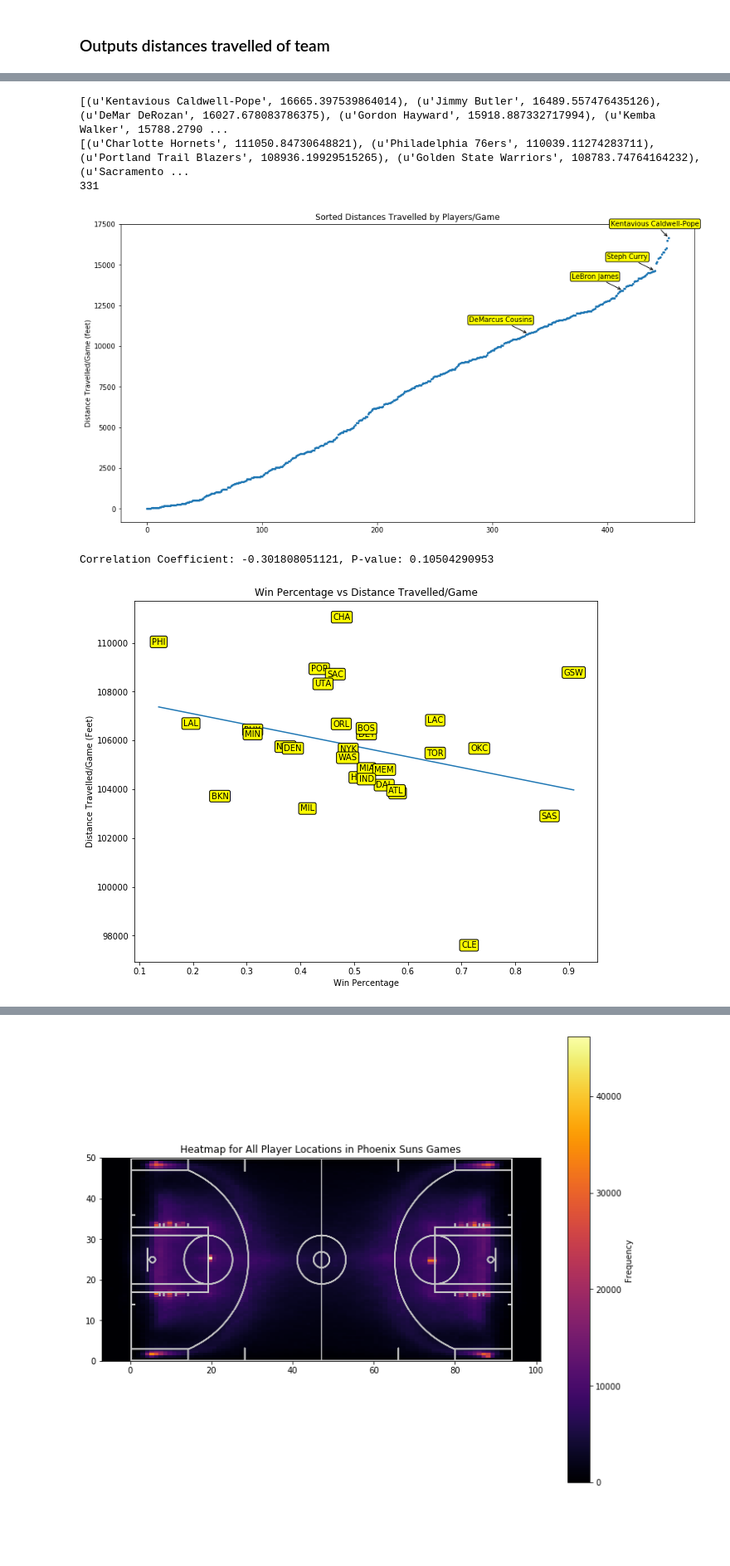
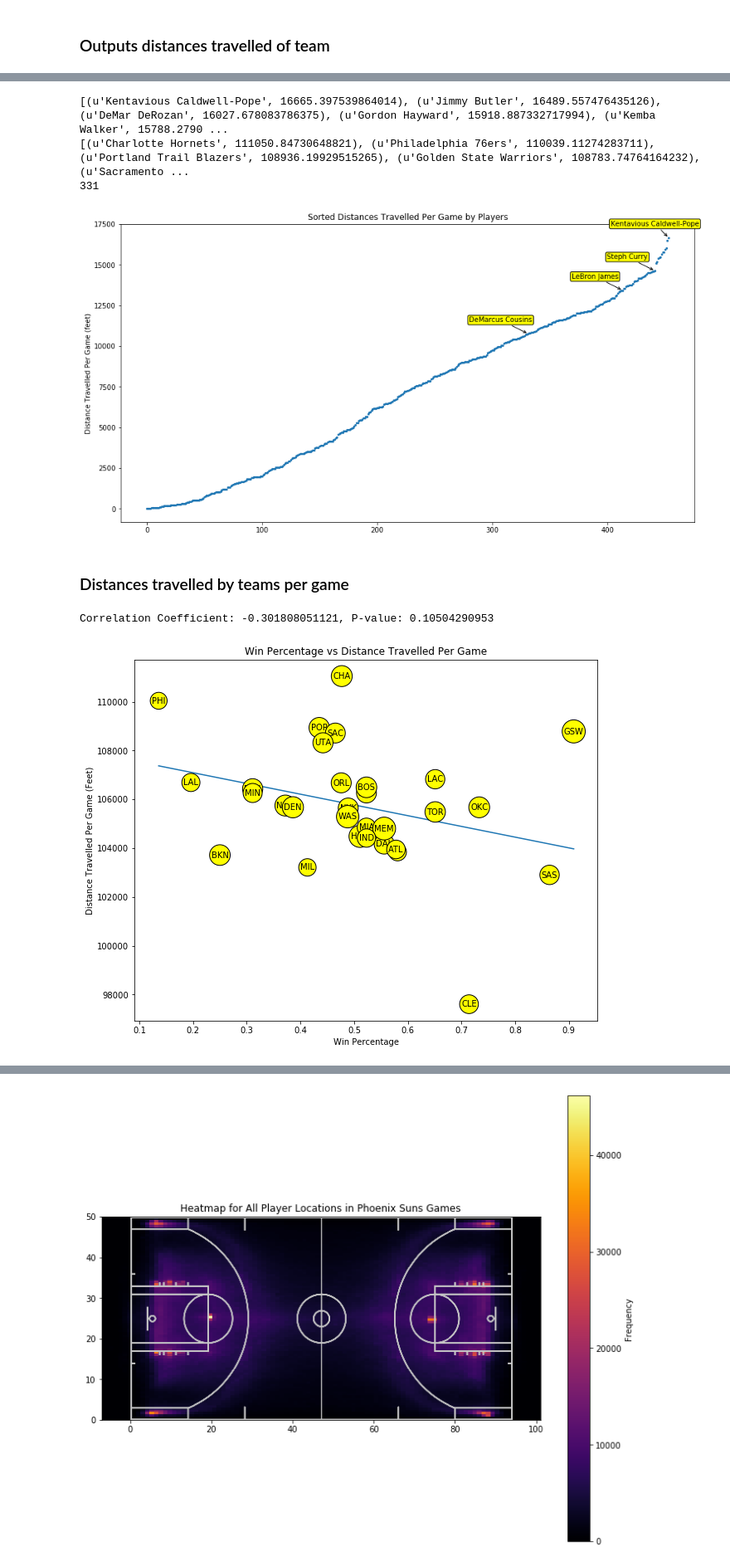
Before and after one commit to jtliao/nba-tracking-data-analysis, a Jupyter notebook: functions.ipynb, the cells around one changed output, grey strips where cells are left out. Shown at 83% size. Cells and saved outputs as stored; diff of their text form; code cells hidden in the pictures; blank space fills up the shorter version.

Commit message:
added more comments and clustering

```diff
--- a/functions.ipynb
+++ b/functions.ipynb
@@ -293,0 +331,13 @@ plt.show()
+# %%
+kmeans = KMeans(n_clusters=5).fit(vals)
+centers = kmeans.cluster_centers_
+labels = kmeans.labels_
+label_to_players = {}
+for p, label in zip(ps, labels):
+    if label in label_to_players:
+        label_to_players[label].append(p)
+    else:
+        label_to_players[label] = [p]
+# %%
+for players in sorted(label_to_players.values(), key=lambda x:len(x)):
+    print players
@@ -293,0 +352,26 @@ plt.show()
+# %%
+relevant_players = {"Marc Gasol", "Draymond Green", "Blake Griffin", "Reggie Jackson", "Paul George",
+                    "Kevin Durant", "Kawhi Leonard", "Danilo Gallinari", "LeBron James", "Dwyane Wade",
+                    "Carmelo Anthony", "Greg Monroe", "DeMarcus Cousins", "Jahlil Okafor", "Zach Randolph",
+                    "Kristaps Porzingis", "LaMarcus Aldridge", "Russell Westbrook", "James Harden",
+                    "Damian Lillard", "John Wall", "Mike Conley", "Isaiah Thomas", "Stephen Curry",
+                    "Chris Paul", "Rajon Rondo", "Kyle Lowry", "Ricky Rubio", "Anthony Davis", "Klay Thompson",
+                    "Kyle Korver", "Danny Green", "JJ Redick", "Bradley Beal", "J.R. Smith",
+                    "CJ McCollum", "Goran Dragic", "Trey Burke", "Robin Lopez", "Kevin Love",
+                    "Serge Ibaka", "Kemba Walker"}
+vals_with_centers = list(vals)
+vals_with_centers.extend(centers)
+sizes = [15]*len(vals)+[100]*5
+cmap = {0: "#29d4ff", 1:"#ffd941", 2:"#ff7369", 3:"violet", 4:"green"}
+colors = [cmap[label] for label in labels]
+t = PCA(n_components=2)
+td=t.fit_transform(vals_with_centers)
+plt.figure(figsize=(15, 12))
+plt.scatter(td[:len(vals), 0], td[:len(vals), 1], c=colors)
+plt.scatter(td[len(vals):, 0], td[len(vals):, 1], s=200, color="black", marker="X")
+plt.title("Clusters of Dimensionality Reduced Transition Matrices for Each Player")
+for p, x, y in zip(ps, td[:, 0], td[:, 1]):
+    if p in relevant_players:
+        plt.annotate(p, xy=(x, y), xytext=(-20, 15), size=8, textcoords='offset points', ha='center', va='center',
+                     bbox=dict(boxstyle='round,pad=0.2', fc="yellow", alpha=0.5))
+plt.show()
@@ -427,8 +521,8 @@ plt.figure(figsize=(15, 8))
 print [p[0] for p in sorted(player_avg, key=lambda x:x[1])].index("DeMarcus Cousins")
 sorted_avgs = [p[1] for p in sorted(player_avg, key=lambda x:x[1])]
 plt.scatter(range(len(player_avg)), sorted_avgs, s=5)
-plt.ylabel("Distance Travelled/Game (feet)")
-plt.title("Sorted Distances Travelled by Players/Game")
+plt.ylabel("Distance Travelled Per Game (feet)")
+plt.title("Sorted Distances Travelled Per Game by Players")
 plt.annotate("Kentavious Caldwell-Pope", xy=(range(len(player_avg))[-1], sorted_avgs[-1]), xytext=(-20, 20),
              textcoords='offset points', ha='center', va='center',
              bbox=dict(boxstyle='round,pad=0.2', fc='yellow', alpha=1),
@@ -451,26 +545,28 @@ plt.show()
 [(u'Kentavious Caldwell-Pope', 16665.397539864014), (u'Jimmy Butler', 16489.557476435126), (u'DeMar DeRozan', 16027.678083786375), (u'Gordon Hayward', 15918.887332717994), (u'Kemba Walker', 15788.2790 ...
 [(u'Charlotte Hornets', 111050.84730648821), (u'Philadelphia 76ers', 110039.11274283711), (u'Portland Trail Blazers', 108936.19929515265), (u'Golden State Warriors', 108783.74764164232), (u'Sacramento ...
 331
-[figure, old version]
+[figure, new version]
+# %% [markdown]
+### Distances travelled by teams per game
 # %%
 winpcts = [team_to_winpct[tup[0]] for tup in team_avg]
 distances = [tup[1] for tup in team_avg]
 teams = [team_to_abbrev[tup[0]] for tup in team_avg]
 
 corr = scipy.stats.pearsonr(distances, winpcts)
 print "Correlation Coefficient: {}, P-value: {}".format(corr[0], corr[1])
 
 plt.figure(figsize=(10, 8))
 plt.scatter(winpcts, distances, marker='o')
 
 for team, x, y in zip(teams, winpcts, distances):
     plt.annotate(team, xy=(x, y), xytext=(0, 0), textcoords='offset points', ha='center', va='center',
-                 bbox=dict(boxstyle='round,pad=0.2', fc='yellow', alpha=1))
+                 bbox=dict(boxstyle='circle,pad=0.2', fc='yellow', alpha=1))
 plt.plot(np.unique(winpcts), np.poly1d(np.polyfit(winpcts, distances, 1))(np.unique(winpcts)))
-plt.title("Win Percentage vs Distance Travelled/Game")
+plt.title("Win Percentage vs Distance Travelled Per Game")
 plt.xlabel("Win Percentage")
-plt.ylabel("Distance Travelled/Game (Feet)")
+plt.ylabel("Distance Travelled Per Game (Feet)")
 plt.show()
 # %% [output]
 Correlation Coefficient: -0.301808051121, P-value: 0.10504290953
-[figure, old version]
+[figure, new version]
```
Also changed, not shown: parts of 25 cells of this notebook.
